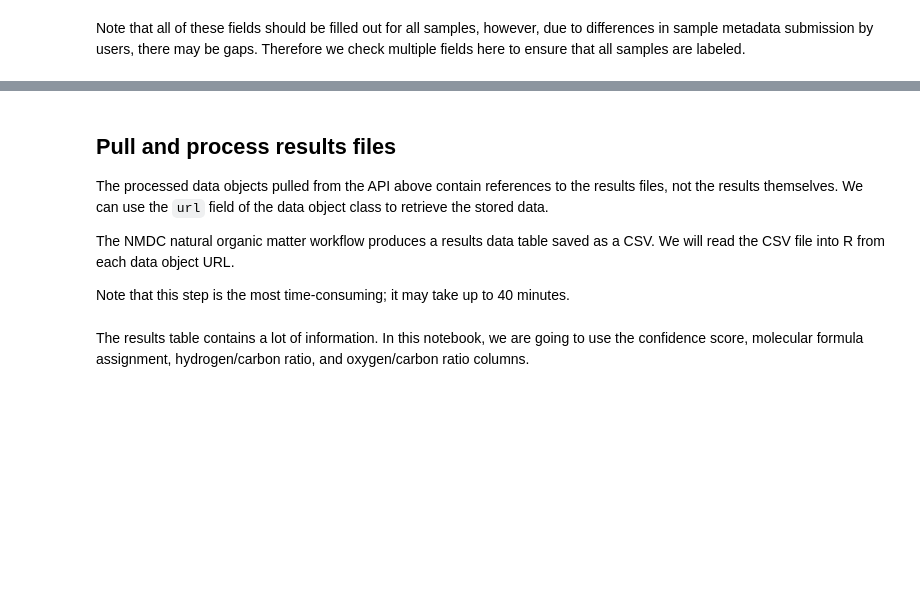
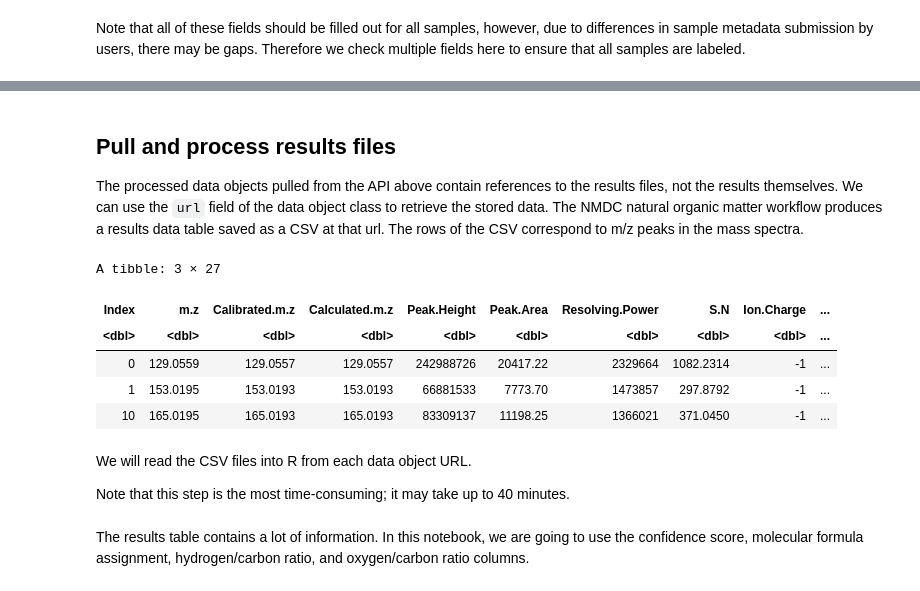
Before and after one commit to microbiomedata/nmdc_notebooks, a Jupyter notebook: NOM_visualizations/R/NOM_R_notebook.ipynb, the cells around one changed output, grey strips where cells are left out. Cells and saved outputs as stored; diff of their text form; code cells hidden in the pictures; blank space fills up the shorter version.

```diff
--- a/NOM_visualizations/R/NOM_R_notebook.ipynb
+++ b/NOM_visualizations/R/NOM_R_notebook.ipynb
@@ -302,11 +367,23 @@ rm(nom_dobj_df, nom_analysis_df, nom_raw_df, nom_omprc_df, nom_biosample_df, nom
 # %% [markdown]
 ## Pull and process results files
 
-The processed data objects pulled from the API above contain references to the results files, not the results themselves. We can use the `url` field of the data object class to retrieve the stored data.
-
-The NMDC natural organic matter workflow produces a results data table saved as a CSV. We will read the CSV file into R from each data object URL.
-
-Note that this step is the most time-consuming; it may take up to 40 minutes.
+The processed data objects pulled from the API above contain references to the results files, not the results themselves. We can use the `url` field of the data object class to retrieve the stored data. The NMDC natural organic matter workflow produces a results data table saved as a CSV at that url. The rows of the CSV correspond to m/z peaks in the mass spectra.
+# %%
+read_csv(nom_objects_joined_labeled$dobj.url[1],
+         show_col_types = FALSE,
+         name_repair = make.names) %>%
+  head(3)
+# %% [output]
+A tibble: 3 × 27
+| Index | m.z | Calibrated.m.z | Calculated.m.z | Peak.Height | Peak.Area | Resolving.Power | S.N | Ion.Charge | ... |
+| <dbl> | <dbl> | <dbl> | <dbl> | <dbl> | <dbl> | <dbl> | <dbl> | <dbl> | ... |
+| 0 | 129.0559 | 129.0557 | 129.0557 | 242988726 | 20417.22 | 2329664 | 1082.2314 | -1 | ... |
+| 1 | 153.0195 | 153.0193 | 153.0193 | 66881533 | 7773.70 | 1473857 | 297.8792 | -1 | ... |
+| 10 | 165.0195 | 165.0193 | 165.0193 | 83309137 | 11198.25 | 1366021 | 371.0450 | -1 | ... |
+# %% [markdown]
+We will read the CSV files into R from each data object URL.
+
+Note that this step is the most time-consuming; it may take up to 40 minutes.
 # %%
 processed_data_csvs <- data.frame(data_object_url = nom_objects_joined_labeled$dobj.url) %>%
   filter(!is.na(data_object_url)) %>%
```
Also changed, not shown: parts of 28 cells of this notebook, 1 other file.
